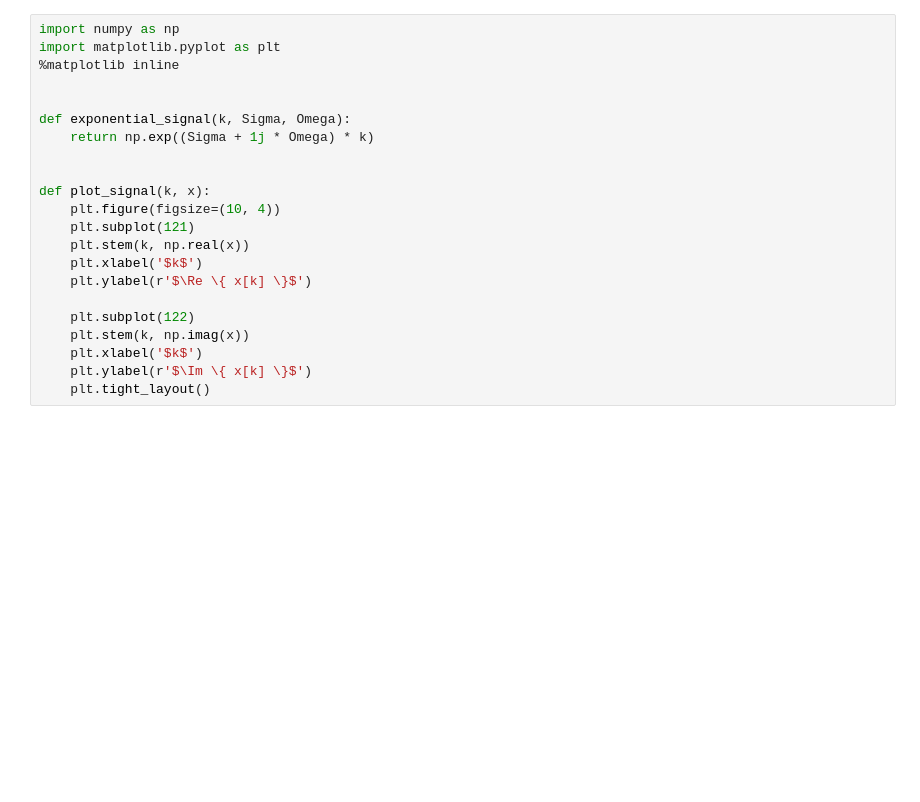
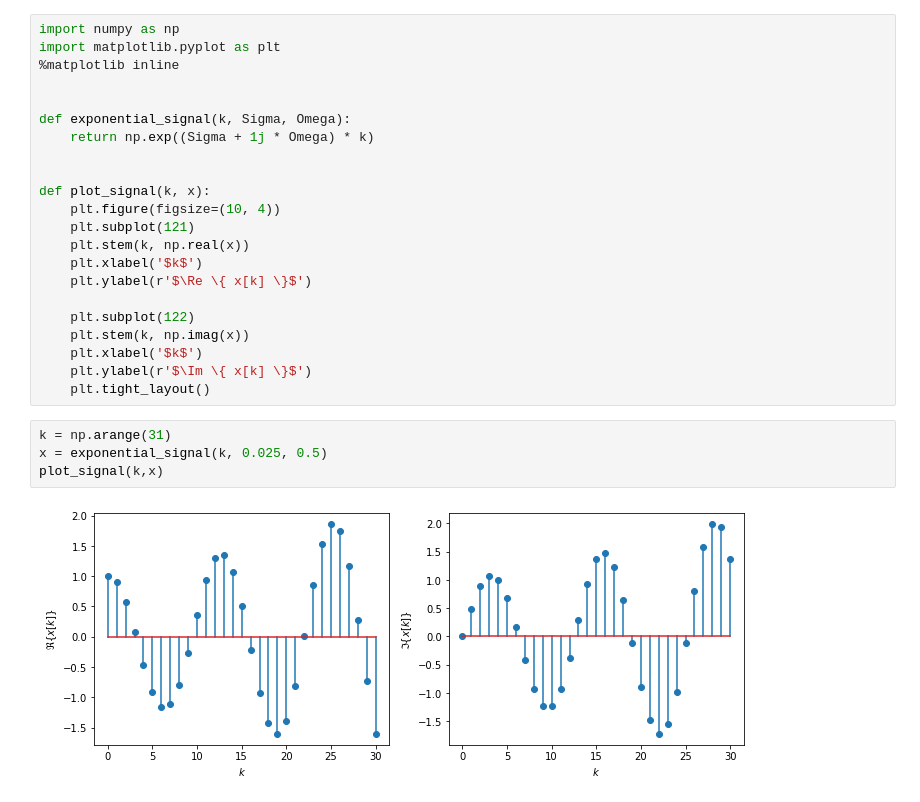
Before and after one commit to luckguy/SS2022, a Jupyter notebook: SS02.ipynb, the cells around one changed output. Cells and saved outputs as stored; diff of their text form; blank space fills up the shorter version.

```diff
--- a/SS02.ipynb
+++ b/SS02.ipynb
@@ -135,3 +135,9 @@ def plot_signal(k, x):
     plt.xlabel('$k$')
     plt.ylabel(r'$\Im \{ x[k] \}$')
     plt.tight_layout()
+# %%
+k = np.arange(31)
+x = exponential_signal(k, 0.025, 0.5)
+plot_signal(k,x)
+# %% [output]
+[figure, added]
```
